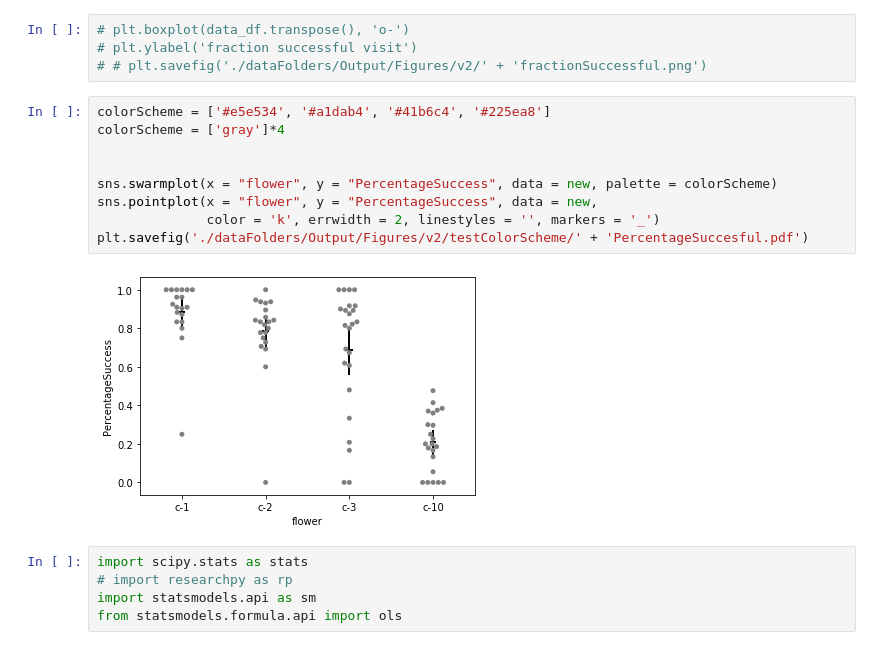
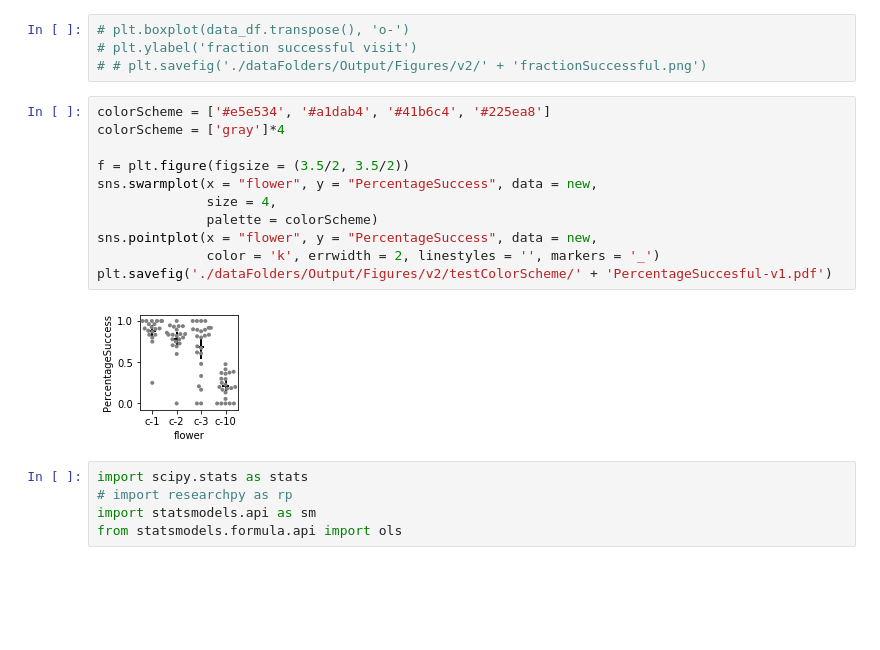
Before and after one commit to TanviDeora/MothLearning, a Jupyter notebook: Step9a-PercentageSuccesful.ipynb, the cells around one changed output. Drawn from its saved outputs; the diff is of its cells as text; blank space fills up the shorter version.

Commit message:
Edits in figure for paper

```diff
--- a/Step9a-PercentageSuccesful.ipynb
+++ b/Step9a-PercentageSuccesful.ipynb
@@ -72,14 +72,16 @@ new.head()
 # %%
 colorScheme = ['#e5e534', '#a1dab4', '#41b6c4', '#225ea8']
 colorScheme = ['gray']*4
 
-
-sns.swarmplot(x = "flower", y = "PercentageSuccess", data = new, palette = colorScheme)
+f = plt.figure(figsize = (3.5/2, 3.5/2))
+sns.swarmplot(x = "flower", y = "PercentageSuccess", data = new,
+              size = 4,
+              palette = colorScheme)
 sns.pointplot(x = "flower", y = "PercentageSuccess", data = new,
               color = 'k', errwidth = 2, linestyles = '', markers = '_')
-plt.savefig('./dataFolders/Output/Figures/v2/testColorScheme/' + 'PercentageSuccesful.pdf')
+plt.savefig('./dataFolders/Output/Figures/v2/testColorScheme/' + 'PercentageSuccesful-v1.pdf')
 # %% [output]
-[figure, old version]
+[figure, new version]
 # %%
 import scipy.stats as stats
 # import researchpy as rp
```
Also changed, not shown: parts of 1 cell of this notebook, 1 other file.
